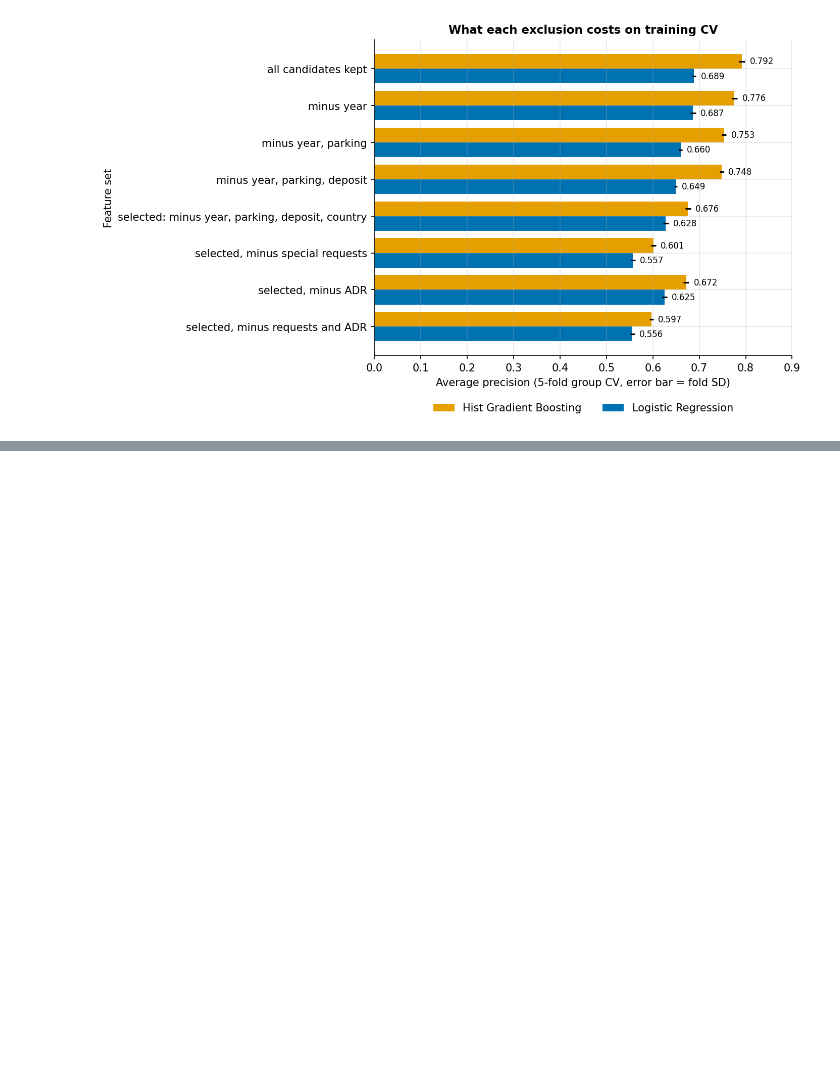
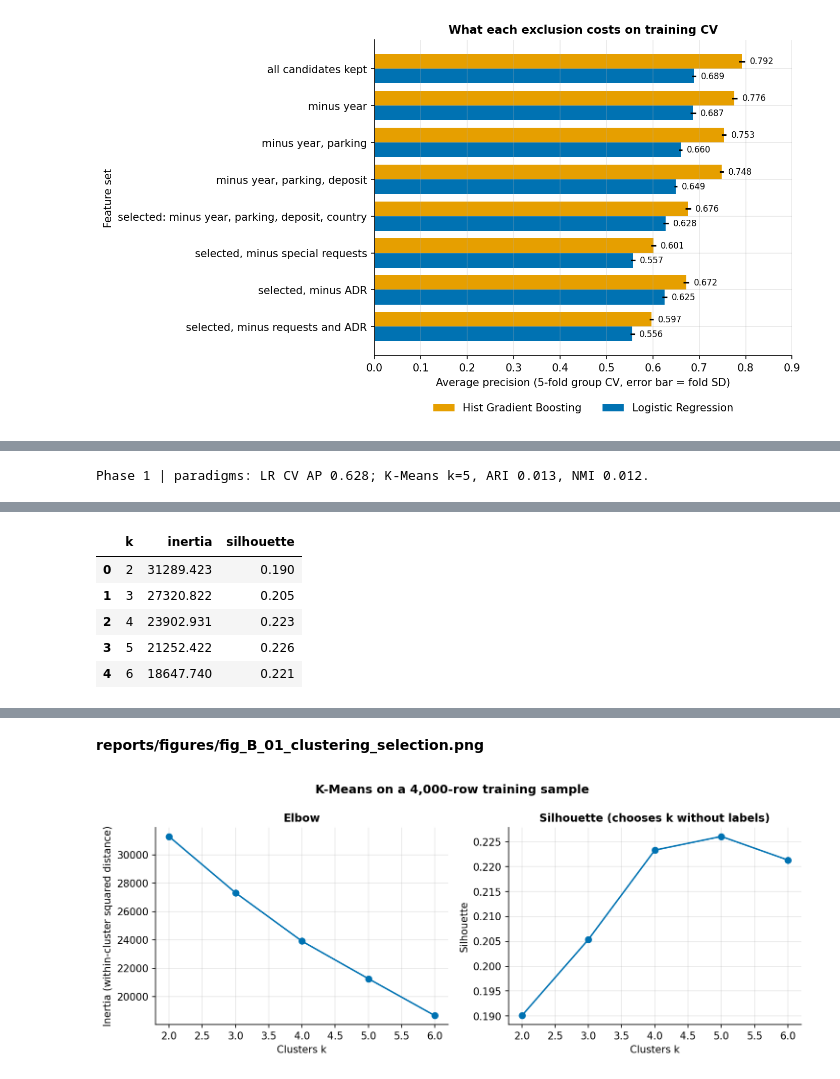
Before and after one commit to WaiK3412/hotel-cancellation-ml, a Jupyter notebook: notebooks/01_problem_eda.ipynb, the cells around one changed output, grey strips where cells are left out. Drawn from its saved outputs; the diff is of its cells as text; code cells hidden in the pictures; blank space fills up the shorter version.

Commit message:
Compare clustering with the real labels (Part B)

```diff
--- a/notebooks/01_problem_eda.ipynb
+++ b/notebooks/01_problem_eda.ipynb
@@ -222,0 +228,8 @@ Phase 1 | feature-set CV: Hist Gradient Boosting, all six candidates removed: AP
+# %%
+comparison = paradigms()
+display(comparison)
+display(results('phase1_clustering_k.csv'))
+display(results('phase1_cluster_profiles.csv'))
+show('fig_B_01_clustering_selection.png')
+# %% [output]
+Phase 1 | paradigms: LR CV AP 0.628; K-Means k=5, ARI 0.013, NMI 0.012.
@@ -222,0 +239,6 @@ Phase 1 | feature-set CV: Hist Gradient Boosting, all six candidates removed: AP
+|  | k | inertia | silhouette |
+| 0 | 2 | 31289.423 | 0.190 |
+| 1 | 3 | 27320.822 | 0.205 |
+| 2 | 4 | 23902.931 | 0.223 |
+| 3 | 5 | 21252.422 | 0.226 |
+| 4 | 6 | 18647.740 | 0.221 |
@@ -222,0 +251,2 @@ Phase 1 | feature-set CV: Hist Gradient Boosting, all six candidates removed: AP
+**reports/figures/fig_B_01_clustering_selection.png**
+[figure, added]
```
Also changed, not shown: parts of 3 cells of this notebook, 3 other files.
